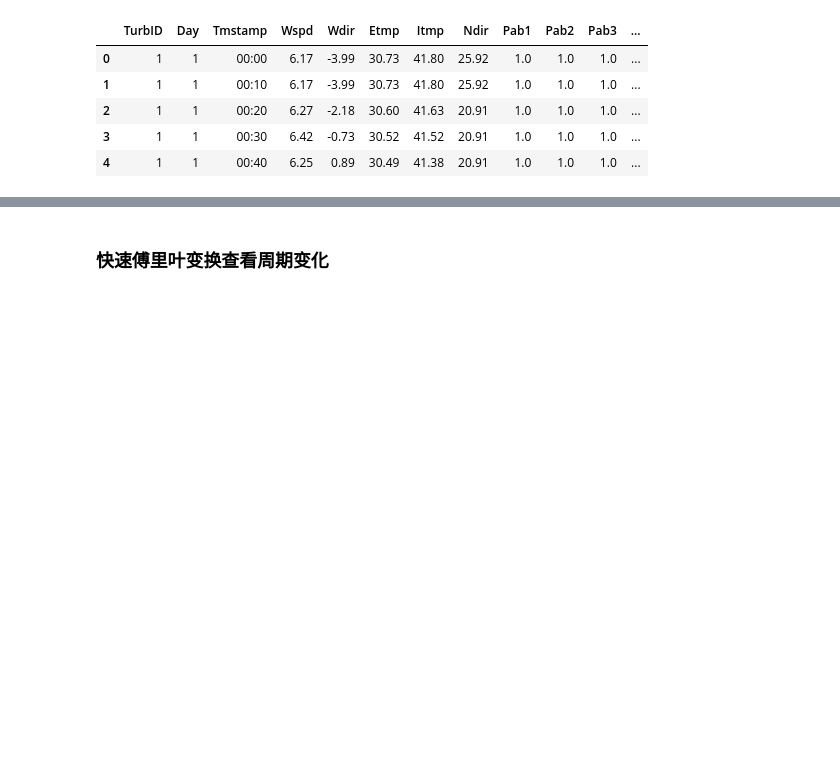
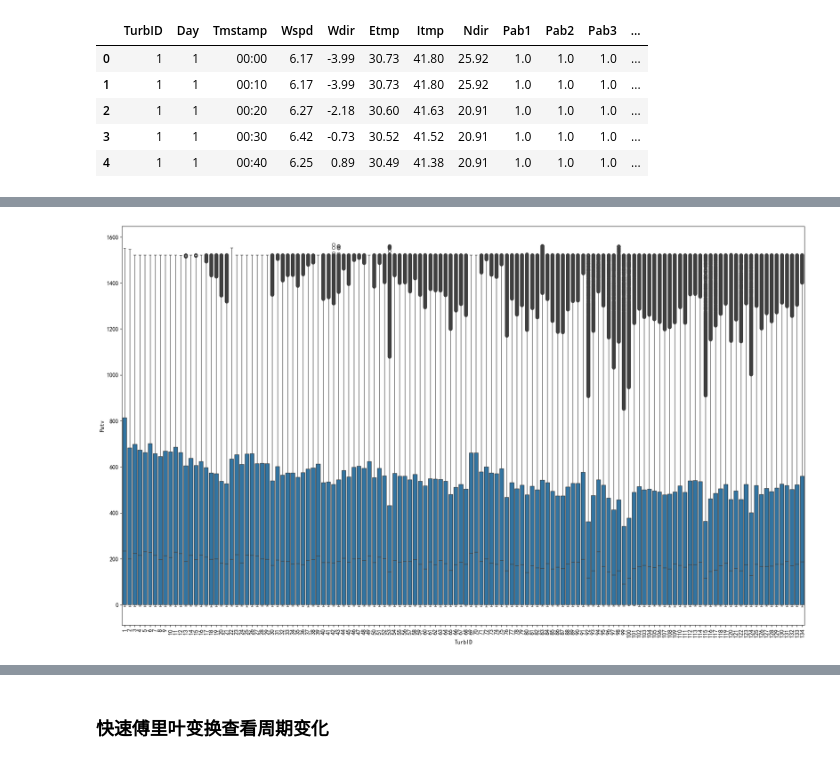
Before and after one commit to GKDGKD/KDD_CUP_2022, a Jupyter notebook: notebook/kdd_EDA.ipynb, the cells around one changed output, grey strips where cells are left out. Saved outputs shown, nothing was run; the diff lists cells and outputs as text; code cells hidden in the pictures; blank space fills up the shorter version.

```diff
--- a/notebook/kdd_EDA.ipynb
+++ b/notebook/kdd_EDA.ipynb
@@ -71,0 +106,16 @@ plt.show()
+# %%
+import seaborn as sns
+import matplotlib.pyplot as plt
+
+plt.rcParams['font.sans-serif'] = ['SimHei']
+plt.rcParams['font.size'] = 12
+plt.figure(figsize=(20, 12))
+
+sns.boxplot(data=data, x='TurbID', y='Patv')
+plt.xticks(rotation=90)
+plt.tight_layout(pad=1)
+plt.savefig('boxplot.png', dpi=300)
+plt.savefig('boxplot.svg', dpi=300)
+plt.show()
+# %% [output]
+[figure, added]
```
Also changed, not shown: parts of 9 cells of this notebook, 23 other files.
